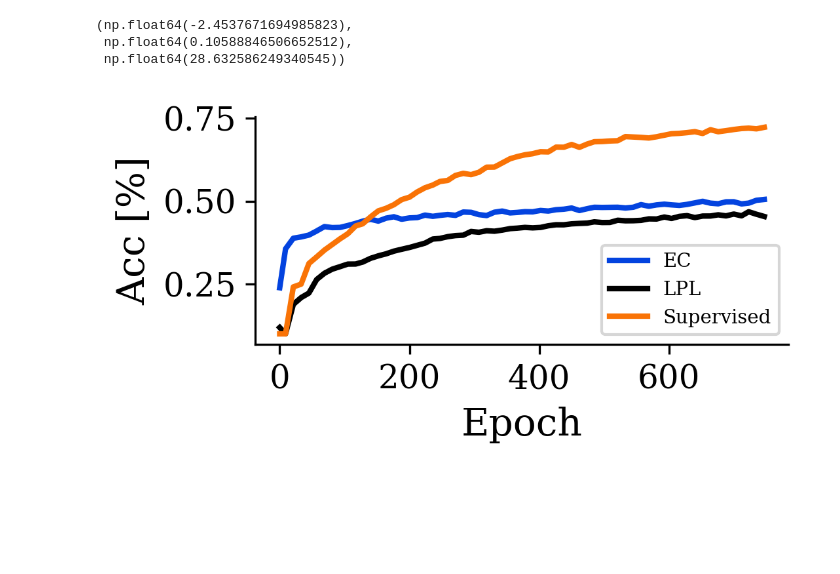
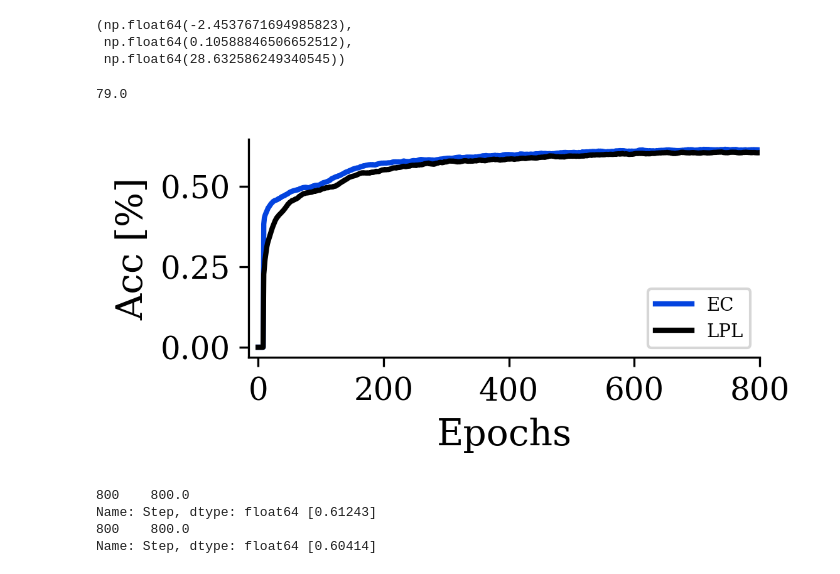
Before and after one commit to ffeiler/lpl_top-down_feedback, a Jupyter notebook: notebooks/modsem_report.ipynb, the cells around one changed output. Cells and saved outputs as stored; diff of their text form; code cells hidden in the pictures; blank space fills up the shorter version.

Commit message:
final version with data

```diff
--- a/notebooks/modsem_report.ipynb
+++ b/notebooks/modsem_report.ipynb
@@ -327,35 +327,56 @@ np.diff(y*60).mean(), np.diff(y*60).std(), y[0]*60
 (np.float64(-2.4537671694985823),
  np.float64(0.10588846506652512),
  np.float64(28.632586249340545))
+# %%
+63200/800
+# %% [output]
+79.0
 # %%
 figname = "comp_supervised"
 colors = ["xkcd:blue", "black", "xkcd:orange"]
 data = pd.DataFrame()
-fnames = ["top_down_feedback_a2_t1", "base_lpl_local", "base_supervised_local"]
+# fnames = ["top_down_feedback_a2_t1", "base_lpl_local", "base_supervised_local"]
+fnames = ["top_down_feedback_a2_t1", "base_lpl_local"]
 fnames_plot = ['EC', 'LPL', 'Supervised']
 for fname in fnames:
-    _data = pd.read_csv(base_data_path + f"/{fname}.csv")
-    _data = _data[_data.columns[:2]]
+    _data = pd.read_csv(base_data_path + f"/{fname}_n.csv")
+    _data = _data[_data.columns[[0,-3]]]
     data = pd.concat([data, _data], axis=1)
 
 data = data.loc[:,~data.columns.duplicated()]
 # rename columns
 data.columns = ['Step', *fnames]
 
 
 fig, ax = plt.subplots(figsize=(3.5, 1.5))
-x = data["Step"]
+x = data["Step"] / (np.max(data["Step"])/800)
 for i, fname in enumerate(fnames):
     y = data[fname]
-    ax.plot(x, y, label=fnames_plot[i], c=colors[i], lw=2)
+    time_weighted_ema = np.convolve(y, np.ones(10)/10, mode='valid')
+    time_weighted_ema = np.concatenate([np.zeros(9), time_weighted_ema])
+    ax.plot(x, time_weighted_ema, label=fnames_plot[i], c=colors[i], lw=2)
+    # ax.plot(x, y, label=fnames_plot[i], c=colors[i], lw=2)
 
-ax.legend(fontsize=7)
-ax.set_xlabel("Epoch")
+ax.legend(fontsize=7, loc="lower right")
+ax.set_xlabel("Epochs")
 ax.set_ylabel("Acc [%]")
 fig.savefig(
     f"{figure_path}/{figname}.pdf",
     bbox_inches="tight",
 )
+ax.set_xlim(-15, 800)
 plt.show()
 # %% [output]
-[figure, old version]
+[figure, new version]
+# %%
+x = data["Step"] / (np.max(data["Step"])/800)
+for i, fname in enumerate(fnames):
+    y = data[fname]
+    time_weighted_ema = np.convolve(y, np.ones(10)/10, mode='valid')
+    time_weighted_ema = np.concatenate([np.zeros(9), time_weighted_ema])
+    print(x[x==800], time_weighted_ema[x==800])
+# %% [output]
+800    800.0
+Name: Step, dtype: float64 [0.61243]
+800    800.0
+Name: Step, dtype: float64 [0.60414]
```
Also changed, not shown: 13 other files.
